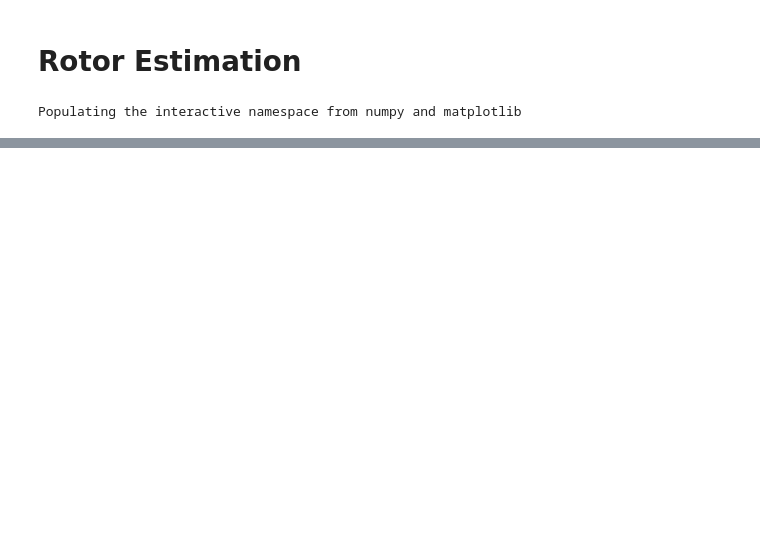
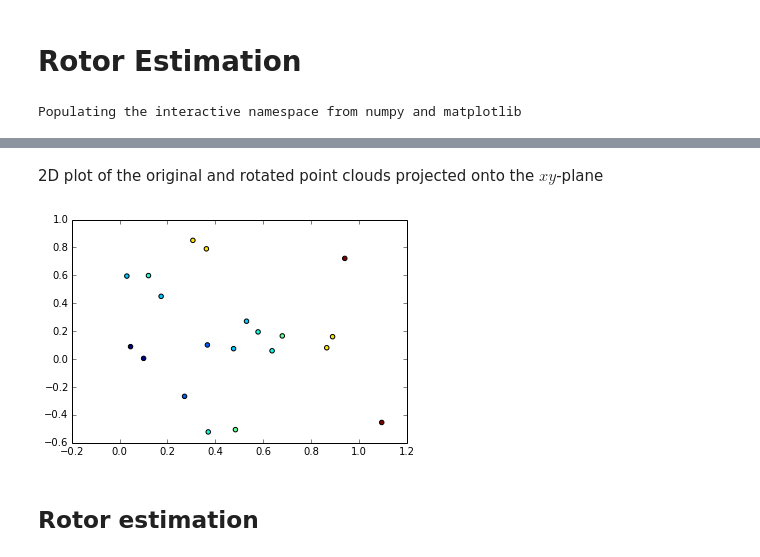
Before and after one commit to tingelst/game, a Jupyter notebook: python/rotor_estimation.ipynb, the cells around one changed output, grey strips where cells are left out. Saved outputs shown, nothing was run; the diff lists cells and outputs as text; code cells hidden in the pictures; blank space fills up the shorter version.

```diff
--- a/python/rotor_estimation.ipynb
+++ b/python/rotor_estimation.ipynb
@@ -36,0 +60,16 @@ points_b = np.array([-0.7991, -0.3433, 0.0,
+# %% [markdown]
+2D plot of the original and rotated point clouds projected onto the $xy$-plane
+# %%
+fig = plt.figure()
+x = points_a[:,0]
+y = points_a[:,1]
+c = x + y
+plt.scatter(x, y, c = c)
+x = points_b[:,0]
+y = points_b[:,1]
+plt.scatter(x,y,c = c)
+plt.show()
+# %% [output]
+[figure, added]
+# %% [markdown]
+## Rotor estimation
```
Also changed, not shown: parts of 30 cells of this notebook, 4 other files.
